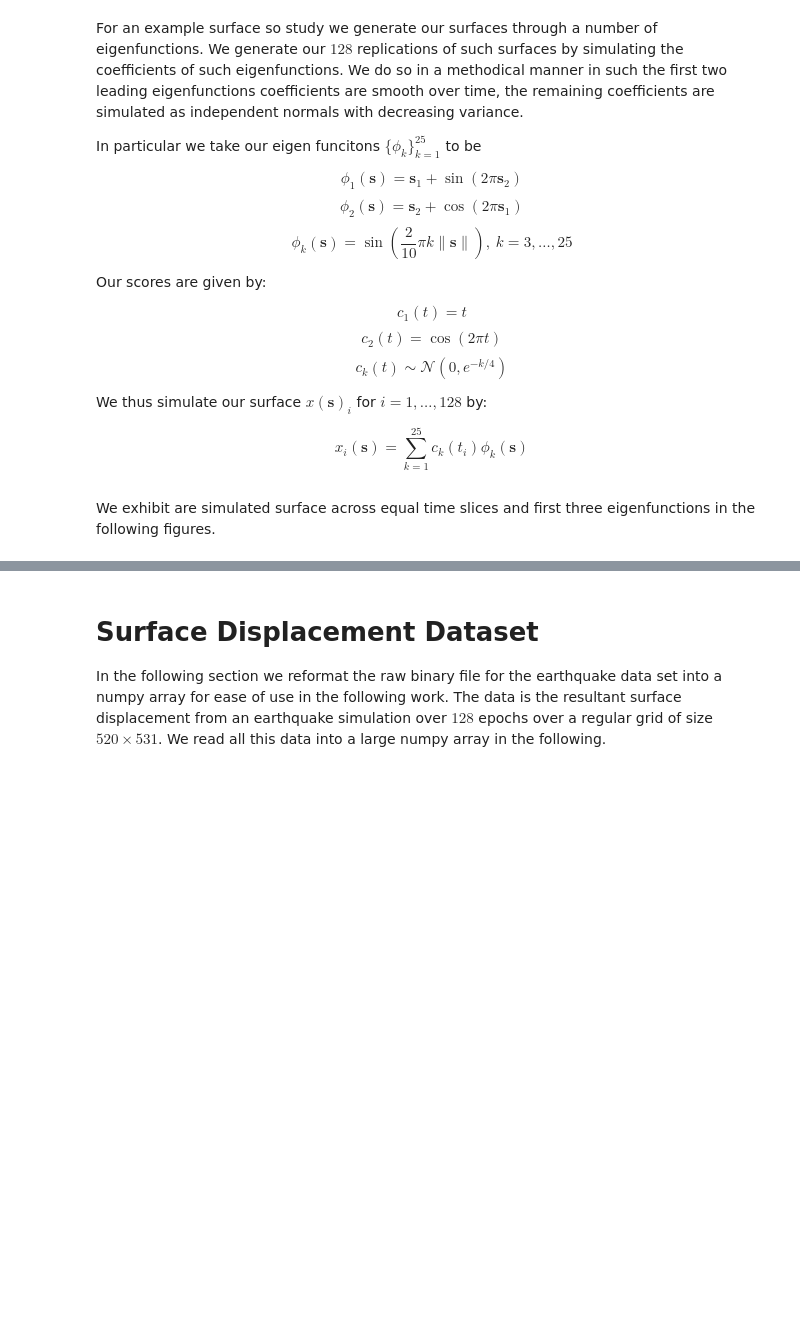
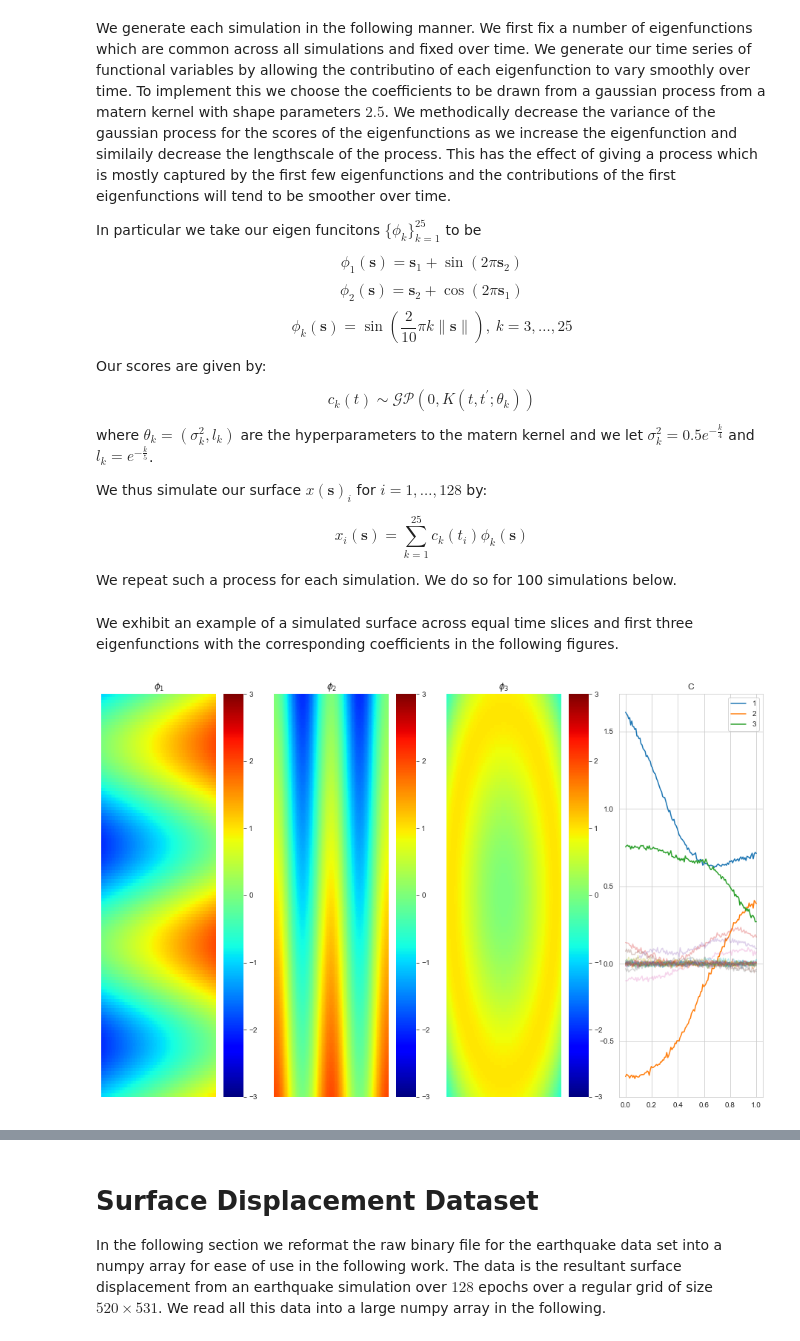
Before and after one commit to JulianAustin1993/dftsm-python, a Jupyter notebook: notebooks/data_generation.ipynb, the cells around one changed output, grey strips where cells are left out. Cells and saved outputs as stored; diff of their text form; code cells hidden in the pictures; blank space fills up the shorter version.

```diff
--- a/notebooks/data_generation.ipynb
+++ b/notebooks/data_generation.ipynb
@@ -55,7 +56,7 @@ S1, S2, T = 512, 512, 128
 s = np.array(np.meshgrid(np.linspace(-1,1,S1), np.linspace(-1,1,S2))).reshape(2,-1)
 t = np.linspace(0,1, T)
 # %% [markdown]
-For an example surface so study we generate our surfaces through a number of eigenfunctions. We generate our $128$ replications of such surfaces by simulating the coefficients of such eigenfunctions. We do so in a methodical manner in such the first two leading eigenfunctions coefficients are smooth over time, the remaining coefficients are simulated as independent normals with decreasing variance.
+We generate each simulation in the following manner. We first fix a number of eigenfunctions which are common across all simulations and fixed over time. We generate our time series of functional variables by allowing the contributino of each eigenfunction to vary smoothly over time. To implement this we choose the coefficients to be drawn from a gaussian process from a matern kernel with shape parameters $2.5$. We methodically decrease the variance of the gaussian process for the scores of the eigenfunctions as we increase the eigenfunction and similaily decrease the lengthscale of the process. This has the effect of giving a process which is mostly captured by the first few eigenfunctions and the contributions of the first eigenfunctions will tend to be smoother over time.
 
 In particular we take our eigen funcitons $\{\phi_k\}_{k=1}^{25}$ to be
 
@@ -65,13 +66,15 @@ $$ \phi_k(\mathbf{s}) = \sin(\frac{2}{10}\pi k \lVert \mathbf{s} \rVert ), ~k=3,
 
 Our scores are given by:
 
-$$ c_1(t) = t $$
-$$ c_2(t) = \cos(2 \pi t) $$
-$$ c_k(t) \sim \mathcal{N}(0, e^{-k/4}) $$
+$$ c_k(t) \sim \mathcal{GP}(0, K(t, t^\prime; \theta_k)) $$
+
+where $\theta_k = (\sigma_k^2, l_k)$ are the hyperparameters to the matern kernel and we let $\sigma_k^2 = 0.5 e^{-\frac{k}{4}}$ and $l_k = e^{-\frac{k}{5}}$.
 
 We thus simulate our surface $x(\mathbf{s})_i$ for $i=1,\dots,128$ by:
 
 $$ x_i(\mathbf{s}) = \sum_{k=1}^{25} c_k(t_i) \phi_k(\mathbf{s}) $$
+
+We repeat such a process for each simulation. We do so for 100 simulations below.
 # %%
 # Eigenfunction generation
 PHI1 = s[0] + np.sin(2*np.pi*s[1])
@@ -90,4 +97,21 @@ X_sim = np.matmul(PHI, C).T
 # %% [markdown]
-We exhibit are simulated surface across equal time slices and first three eigenfunctions in the following figures.
+We exhibit an example of a simulated surface across equal time slices and first three eigenfunctions with the corresponding coefficients in the following figures.
+# %%
+sns.set_style("whitegrid")
+fig,axs =plt.subplots(1,4,figsize=(16,10))
+for i, ax in enumerate(axs.flatten()[:3]):
+    sns.heatmap(PHI[:,i].reshape(S1, S2), ax=ax, xticklabels=False, yticklabels=False, cmap='jet', vmin=-3, vmax=3)
+    ax.set_title(r"$\phi_{}$".format(i+1))
+ax = axs.flatten()[3]
+for i, Ci in enumerate(C[0][:3]):
+    sns.lineplot(x=t, y=Ci, label=(i+1))
+for i, Ci in enumerate(C[0][3:]):
+    sns.lineplot(x=t, y=Ci, alpha=0.3)
+
+ax.legend()
+ax.set_title("C")
+plt.show()
+# %% [output]
+[figure, added]
 # %%
 sns.set_style("whitegrid")
```
Also changed, not shown: parts of 17 cells of this notebook, 17 other files.
